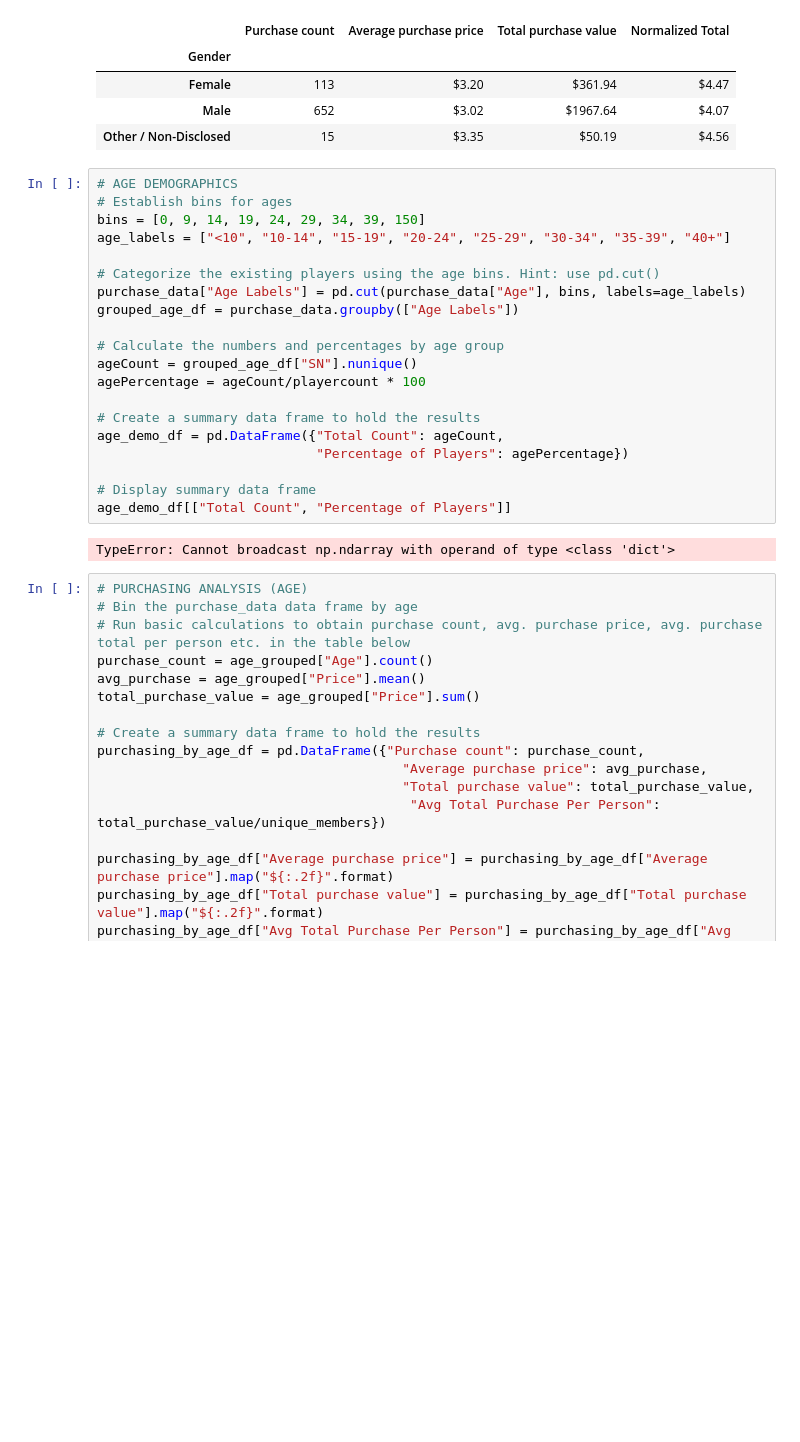
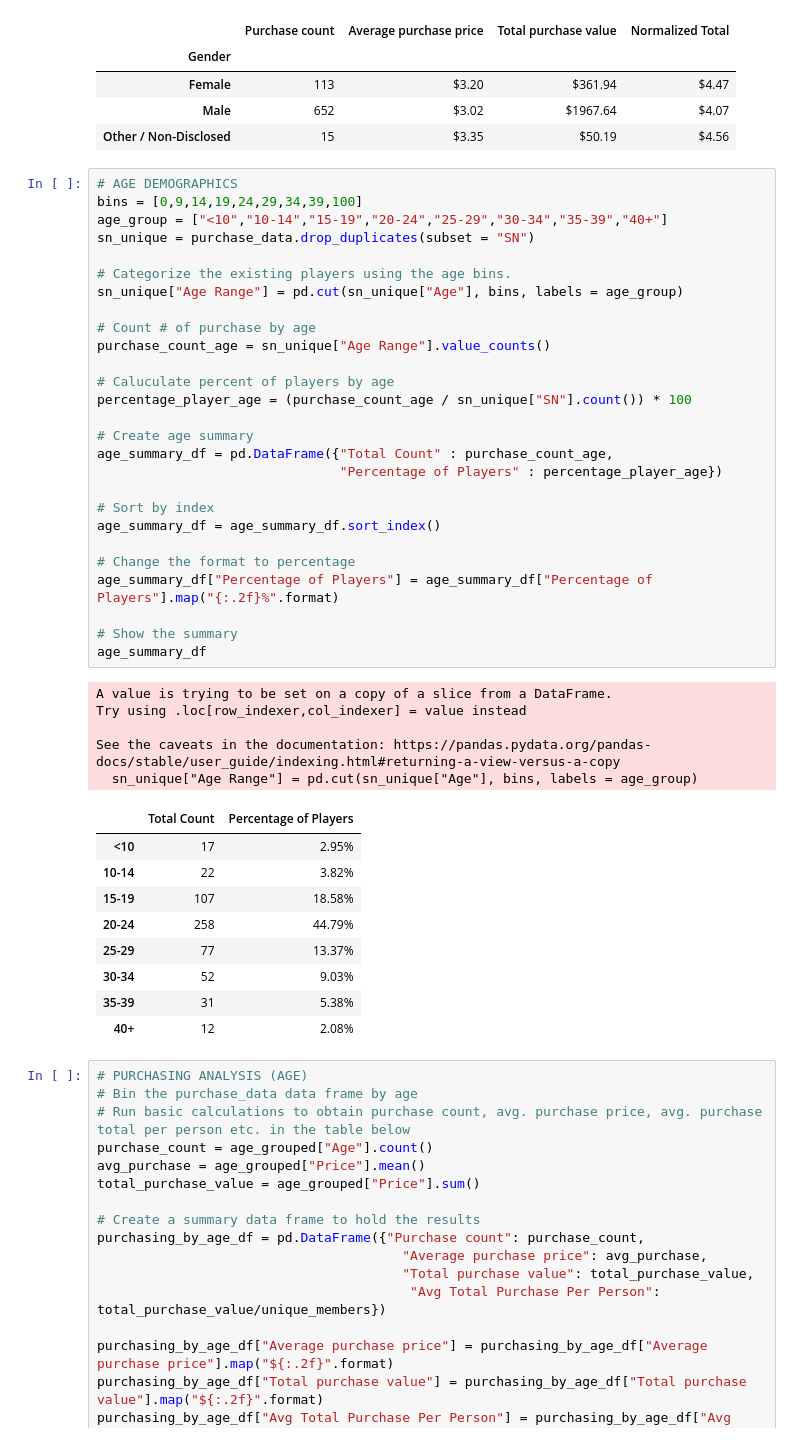
Before and after one commit to designergal3002/Pandas-challenge, a Jupyter notebook: HeroesofPymoli/starter file.ipynb, the cells around one changed output. Drawn from its saved outputs; the diff is of its cells as text; blank space fills up the shorter version.

```diff
--- a/HeroesofPymoli/starter file.ipynb
+++ b/HeroesofPymoli/starter file.ipynb
@@ -137,26 +137,46 @@ purchasing_by_gender_df
 | Other / Non-Disclosed | 15 | $3.35 | $50.19 | $4.56 |
 # %%
 # AGE DEMOGRAPHICS
-# Establish bins for ages
-bins = [0, 9, 14, 19, 24, 29, 34, 39, 150]
-age_labels = ["<10", "10-14", "15-19", "20-24", "25-29", "30-34", "35-39", "40+"]
+bins = [0,9,14,19,24,29,34,39,100]
+age_group = ["<10","10-14","15-19","20-24","25-29","30-34","35-39","40+"]
+sn_unique = purchase_data.drop_duplicates(subset = "SN")
 
-# Categorize the existing players using the age bins. Hint: use pd.cut()
-purchase_data["Age Labels"] = pd.cut(purchase_data["Age"], bins, labels=age_labels)
-grouped_age_df = purchase_data.groupby(["Age Labels"])
+# Categorize the existing players using the age bins.
+sn_unique["Age Range"] = pd.cut(sn_unique["Age"], bins, labels = age_group)
 
-# Calculate the numbers and percentages by age group
-ageCount = grouped_age_df["SN"].nunique()
-agePercentage = ageCount/playercount * 100
+# Count # of purchase by age
+purchase_count_age = sn_unique["Age Range"].value_counts()
 
-# Create a summary data frame to hold the results
-age_demo_df = pd.DataFrame({"Total Count": ageCount,
-                            "Percentage of Players": agePercentage})
+# Caluculate percent of players by age
+percentage_player_age = (purchase_count_age / sn_unique["SN"].count()) * 100
 
-# Display summary data frame
-age_demo_df[["Total Count", "Percentage of Players"]]
+# Create age summary
+age_summary_df = pd.DataFrame({"Total Count" : purchase_count_age,
+                               "Percentage of Players" : percentage_player_age})
+
+# Sort by index
+age_summary_df = age_summary_df.sort_index()
+
+# Change the format to percentage
+age_summary_df["Percentage of Players"] = age_summary_df["Percentage of Players"].map("{:.2f}%".format)
+
+# Show the summary
+age_summary_df
 # %% [output]
-TypeError: Cannot broadcast np.ndarray with operand of type <class 'dict'>
+A value is trying to be set on a copy of a slice from a DataFrame.
+Try using .loc[row_indexer,col_indexer] = value instead
+
+See the caveats in the documentation: https://pandas.pydata.org/pandas-docs/stable/user_guide/indexing.html#returning-a-view-versus-a-copy
+  sn_unique["Age Range"] = pd.cut(sn_unique["Age"], bins, labels = age_group)
+|  | Total Count | Percentage of Players |
+| <10 | 17 | 2.95% |
+| 10-14 | 22 | 3.82% |
+| 15-19 | 107 | 18.58% |
+| 20-24 | 258 | 44.79% |
+| 25-29 | 77 | 13.37% |
+| 30-34 | 52 | 9.03% |
+| 35-39 | 31 | 5.38% |
+| 40+ | 12 | 2.08% |
 # %%
 # PURCHASING ANALYSIS (AGE)
 # Bin the purchase_data data frame by age
```
